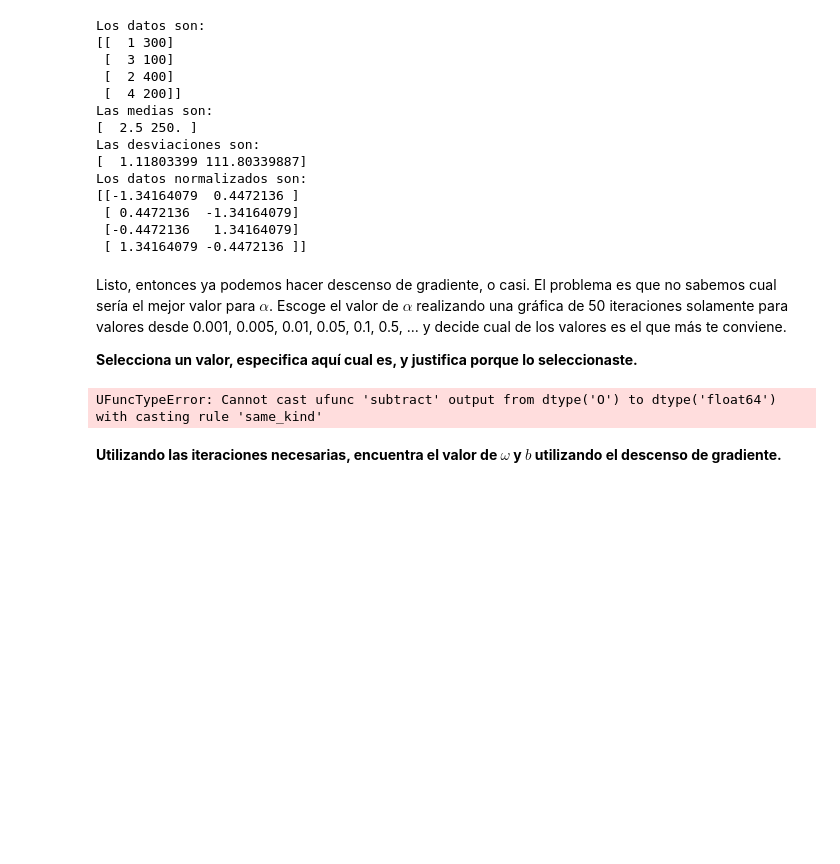
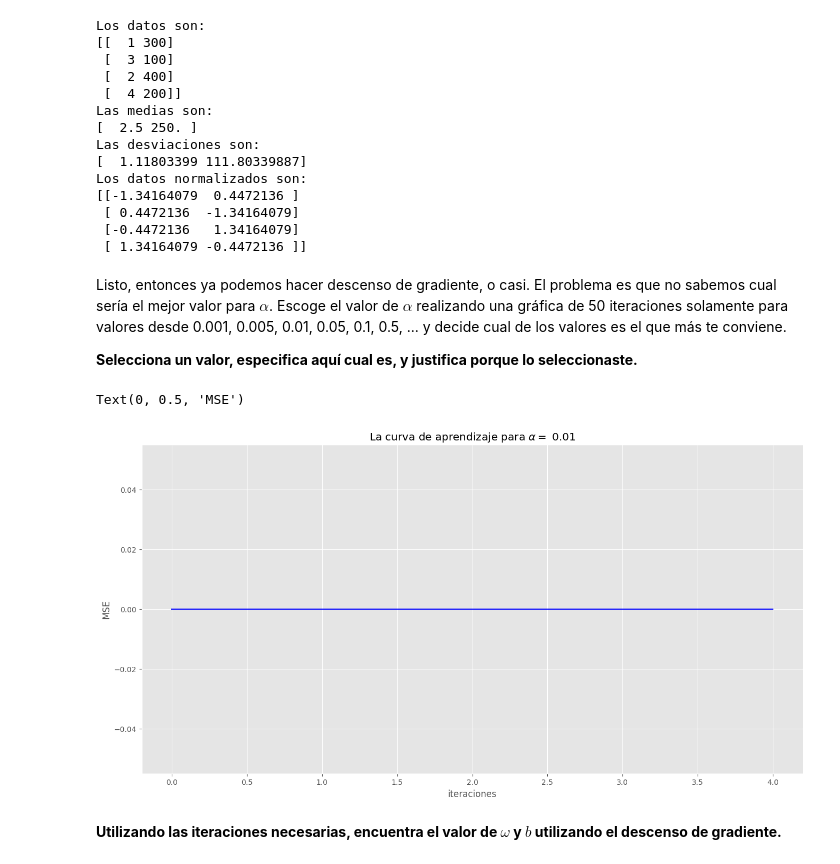
Before and after one commit to FranciscoAtondo/3-Aprendizaje, a Jupyter notebook: reg_lineal.ipynb, the cells around one changed output. Saved outputs shown, nothing was run; the diff lists cells and outputs as text; code cells hidden in the pictures; blank space fills up the shorter version.

```diff
--- a/reg_lineal.ipynb
+++ b/reg_lineal.ipynb
@@ -345,22 +349,23 @@ Listo, entonces ya podemos hacer descenso de gradiente, o casi. El problema es q
 # %%
 medias, desviaciones = obtiene_medias_desviaciones(x)
 x_norm = normaliza(x, medias, desviaciones)
 
 w_ini = np.zeros((n,))
 b_ini = 0
 num_iters = 5
 
-#lpha = 0.0001  # Aqui es donde hay que hacer las pruebas
-alpha = 1
+alpha = 0.01  # Si es menor a esto el descenso de gradiente seria muy lento,
+# y si es mayor a 0.1 el costo de MSE seria mayor
 
 _, _, mse_hist = descenso_gradiente_lotes(x_norm, y, w_ini, b_ini, alpha, num_iters)
 
 plt.plot(mse_hist, '-b')
 plt.title(r"La curva de aprendizaje para $\alpha =$ " + str(alpha))
 plt.xlabel('iteraciones')
 plt.ylabel('MSE')
 # %% [output]
-UFuncTypeError: Cannot cast ufunc 'subtract' output from dtype('O') to dtype('float64') with casting rule 'same_kind'
+Text(0, 0.5, 'MSE')
+[figure, added]
 # %% [markdown]
 **Utilizando las iteraciones necesarias, encuentra el valor de $\omega$ y $b$ utilizando el descenso de gradiente.**
 # %%
```
Also changed, not shown: parts of 5 cells of this notebook.
